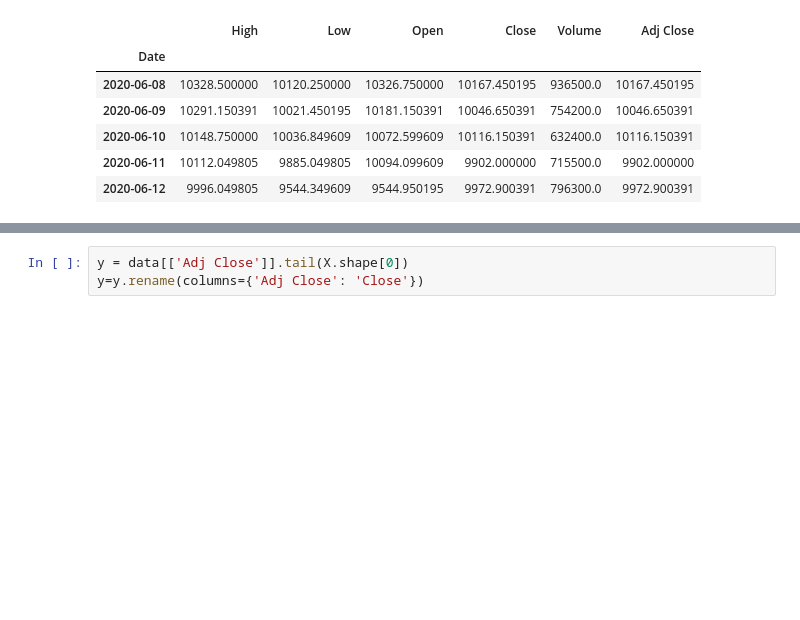
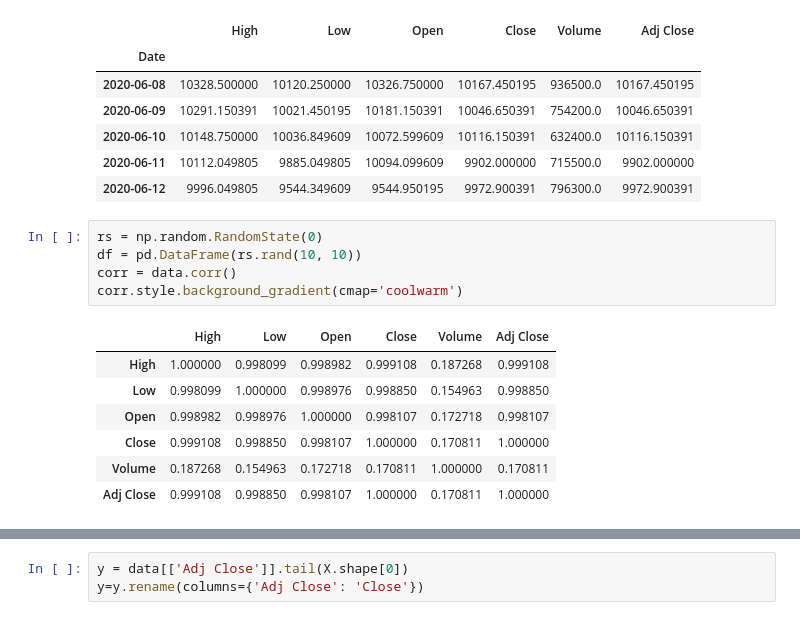
Before and after one commit to provats/NIFTY-Timeseries-prediction, a Jupyter notebook: Regression/Support Vector Regression (SVR)/support_vector_regression.ipynb, the cells around one changed output, grey strips where cells are left out. Cells and saved outputs as stored; diff of their text form; blank space fills up the shorter version.

```diff
--- a/Regression/Support Vector Regression (SVR)/support_vector_regression.ipynb
+++ b/Regression/Support Vector Regression (SVR)/support_vector_regression.ipynb
@@ -24,6 +25,19 @@ data.tail()
 | 2020-06-10 | 10148.750000 | 10036.849609 | 10072.599609 | 10116.150391 | 632400.0 | 10116.150391 |
 | 2020-06-11 | 10112.049805 | 9885.049805 | 10094.099609 | 9902.000000 | 715500.0 | 9902.000000 |
 | 2020-06-12 | 9996.049805 | 9544.349609 | 9544.950195 | 9972.900391 | 796300.0 | 9972.900391 |
+# %%
+rs = np.random.RandomState(0)
+df = pd.DataFrame(rs.rand(10, 10))
+corr = data.corr()
+corr.style.background_gradient(cmap='coolwarm')
+# %% [output]
+|  | High | Low | Open | Close | Volume | Adj Close |
+| High | 1.000000 | 0.998099 | 0.998982 | 0.999108 | 0.187268 | 0.999108 |
+| Low | 0.998099 | 1.000000 | 0.998976 | 0.998850 | 0.154963 | 0.998850 |
+| Open | 0.998982 | 0.998976 | 1.000000 | 0.998107 | 0.172718 | 0.998107 |
+| Close | 0.999108 | 0.998850 | 0.998107 | 1.000000 | 0.170811 | 1.000000 |
+| Volume | 0.187268 | 0.154963 | 0.172718 | 0.170811 | 1.000000 | 0.170811 |
+| Adj Close | 0.999108 | 0.998850 | 0.998107 | 1.000000 | 0.170811 | 1.000000 |
 # %%
 plt.figure(figsize=(16,8))
 data['Close'].plot()
```
Also changed, not shown: parts of 12 cells of this notebook.
